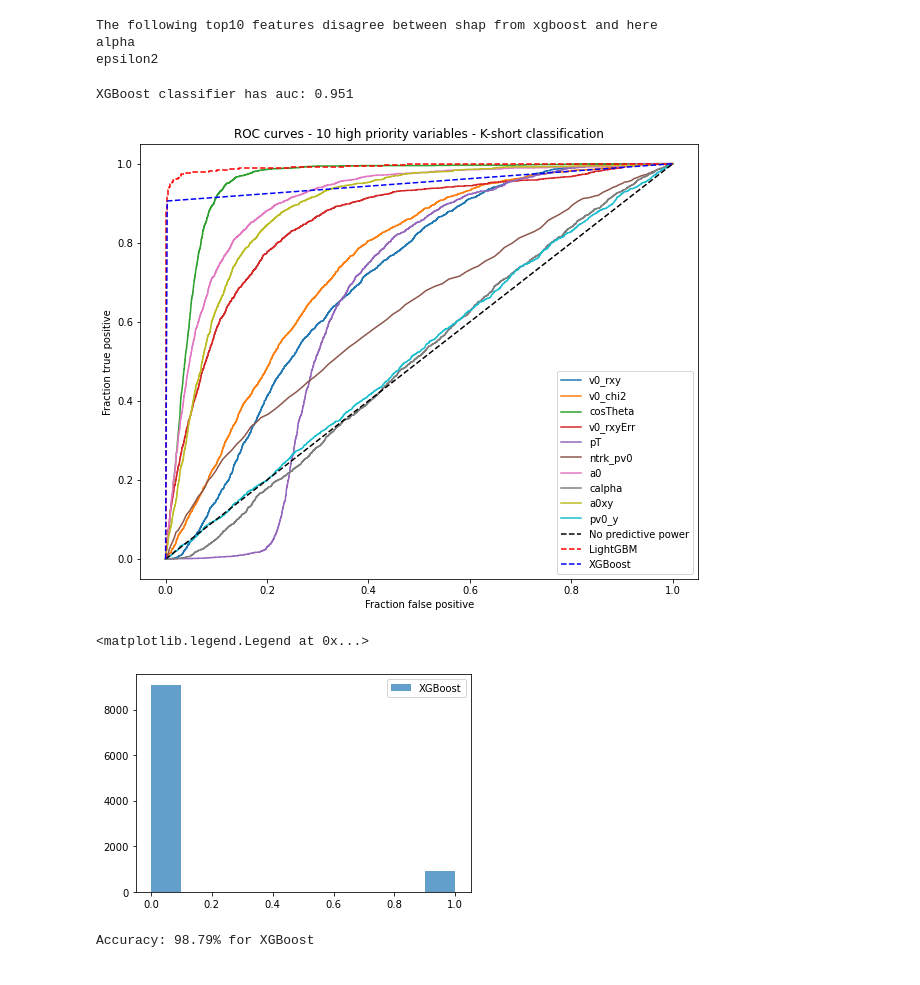
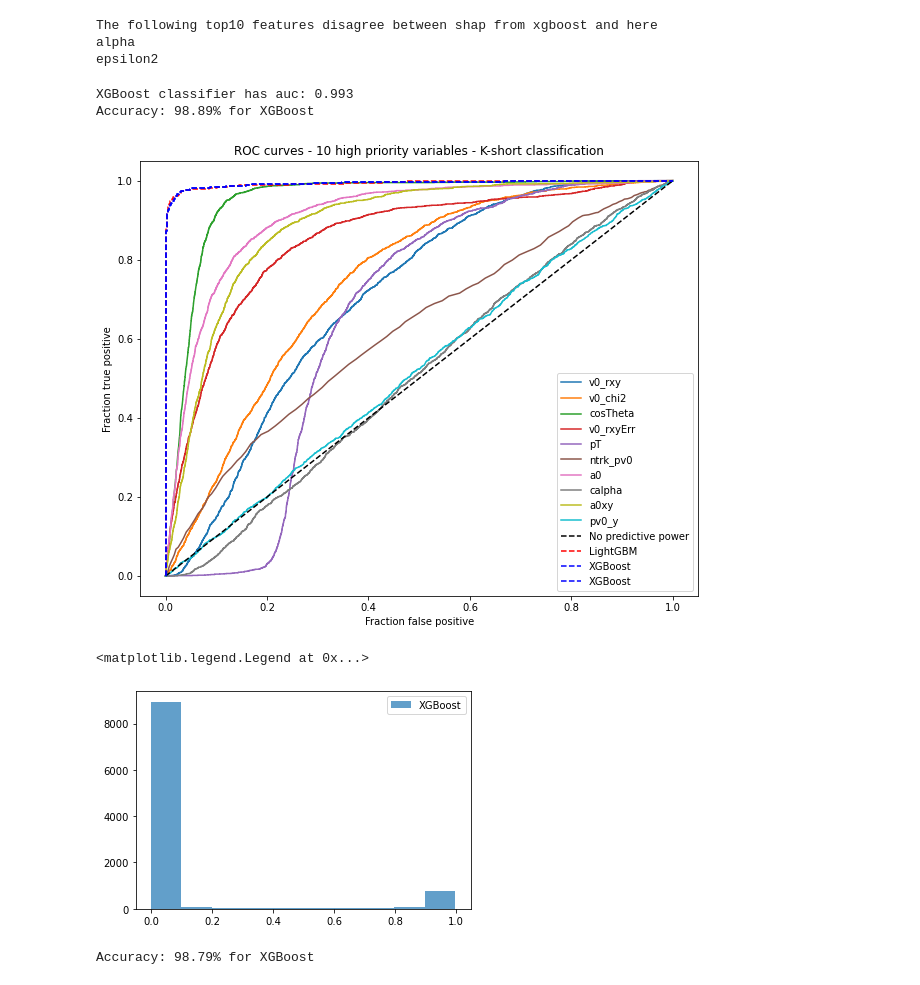
Before and after one commit to astrockragh/troels_projekt, a Jupyter notebook: Code/kshort/XGBoost test.ipynb, the cells around one changed output. Drawn from its saved outputs; the diff is of its cells as text; code cells hidden in the pictures.

Commit message:
finished roc curves, still need a way to always have positive background

```diff
--- a/Code/kshort/XGBoost test.ipynb
+++ b/Code/kshort/XGBoost test.ipynb
@@ -178,29 +178,32 @@ epsilon2
 # Train xgboost
 modelxg = XGBClassifier().fit(train_X, train_Y)
 # %%
-y_pred = modelxg.predict(test_X)
+y_pred = modelxg.predict_proba(test_X)[:,1]
 plot=1
 if plot==1:
     auc = roc_auc_score(test_Y, y_pred)
     aucs['xgb'] = auc
 
     print(f"XGBoost classifier has auc: {auc:.3f}")
 
     x, y, _ = roc_curve(test_Y, y_pred)
 
     ax.plot(x, y, 'b--', label = "XGBoost")
     ax.legend(loc = "lower right")
+accuracy = accuracy_score(test_Y, [round(value) for value in score[:,1]])
+print("Accuracy: {:.2f}% for XGBoost".format(accuracy * 100.0))
 fig
 # %% [output]
-XGBoost classifier has auc: 0.951
+XGBoost classifier has auc: 0.993
+Accuracy: 98.89% for XGBoost
-[figure, old version]
+[figure, new version]
 # %%
 predictions = [round(value) for value in y_pred]
 plt.hist(y_pred, alpha=0.7, label='XGBoost')
 plt.legend()
 # %% [output]
 <matplotlib.legend.Legend at 0x...>
-[figure, old version]
+[figure, new version]
 # %%
 accuracy = accuracy_score(test_Y, predictions)
 print("Accuracy: {:.2f}% for XGBoost".format(accuracy * 100.0))
```
Also changed, not shown: parts of 3 cells of this notebook, 10 other files.
